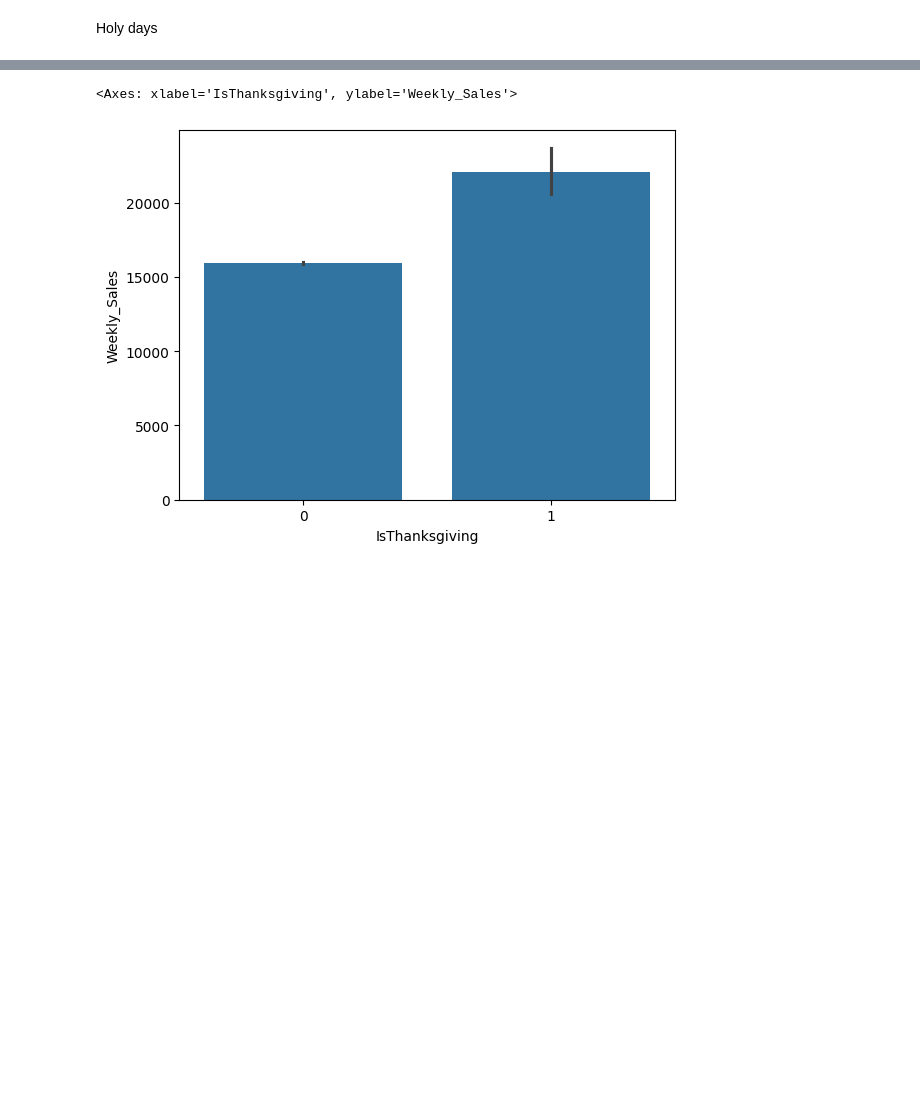
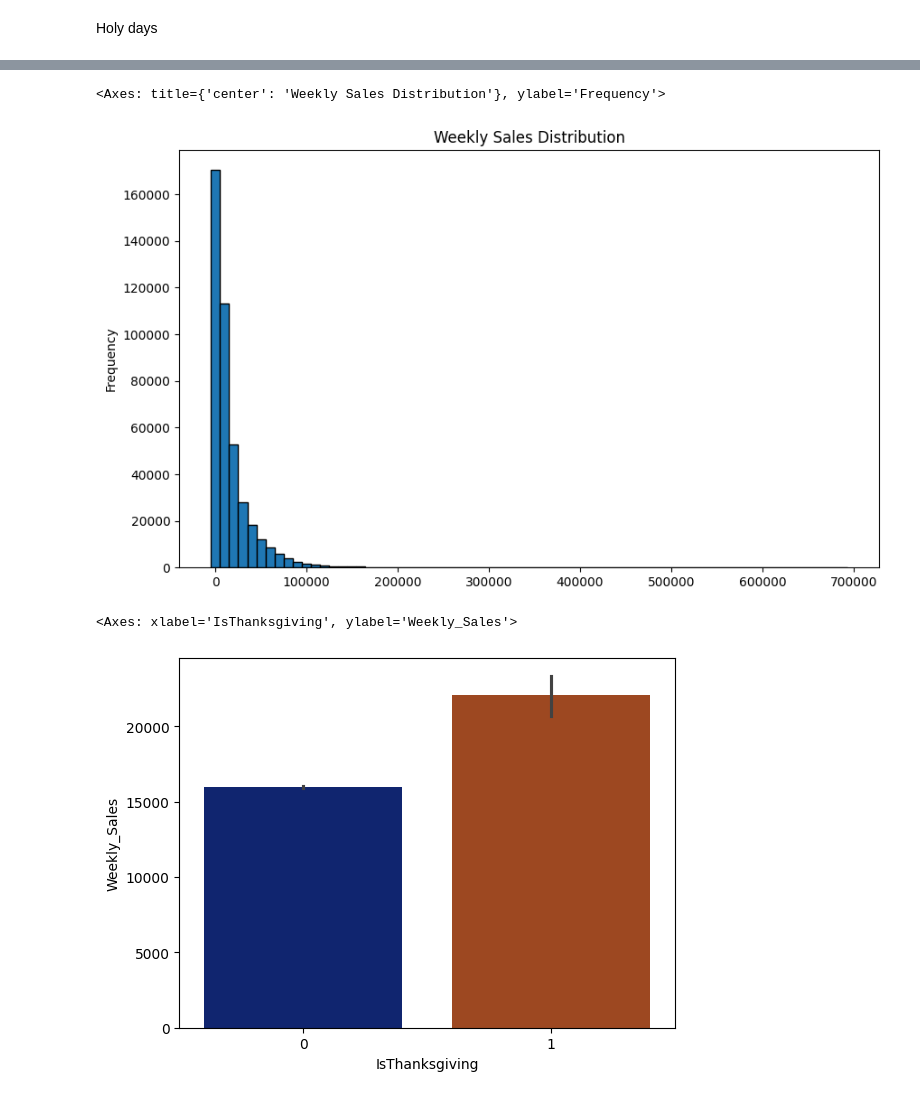
Before and after one commit to SauloCJ/Data_Science, a Jupyter notebook: Walmart Store Sales/walmart_store_sales.ipynb, the cells around one changed output, grey strips where cells are left out. Saved outputs shown, nothing was run; the diff lists cells and outputs as text; code cells hidden in the pictures; blank space fills up the shorter version.

```diff
--- a/Walmart Store Sales/walmart_store_sales.ipynb
+++ b/Walmart Store Sales/walmart_store_sales.ipynb
@@ -260,6 +274,11 @@ train['IsThanksgiving'] = train['Date'].apply(lambda x: 1 if (x.month == 11 and
+# %%
+df['Weekly_Sales'].plot(kind='hist', figsize=(10, 6), title='Weekly Sales Distribution',bins=70, edgecolor='black')
+# %% [output]
+<Axes: title={'center': 'Weekly Sales Distribution'}, ylabel='Frequency'>
+[figure, added]
 # %%
-sns.barplot(x='IsThanksgiving', y='Weekly_Sales', data=train )
+sns.barplot(x='IsThanksgiving', y='Weekly_Sales', data=df, palette='dark' )
 # %% [output]
 <Axes: xlabel='IsThanksgiving', ylabel='Weekly_Sales'>
-[figure, old version]
+[figure, new version]
 # %%
```
Also changed, not shown: parts of 9 cells of this notebook.
